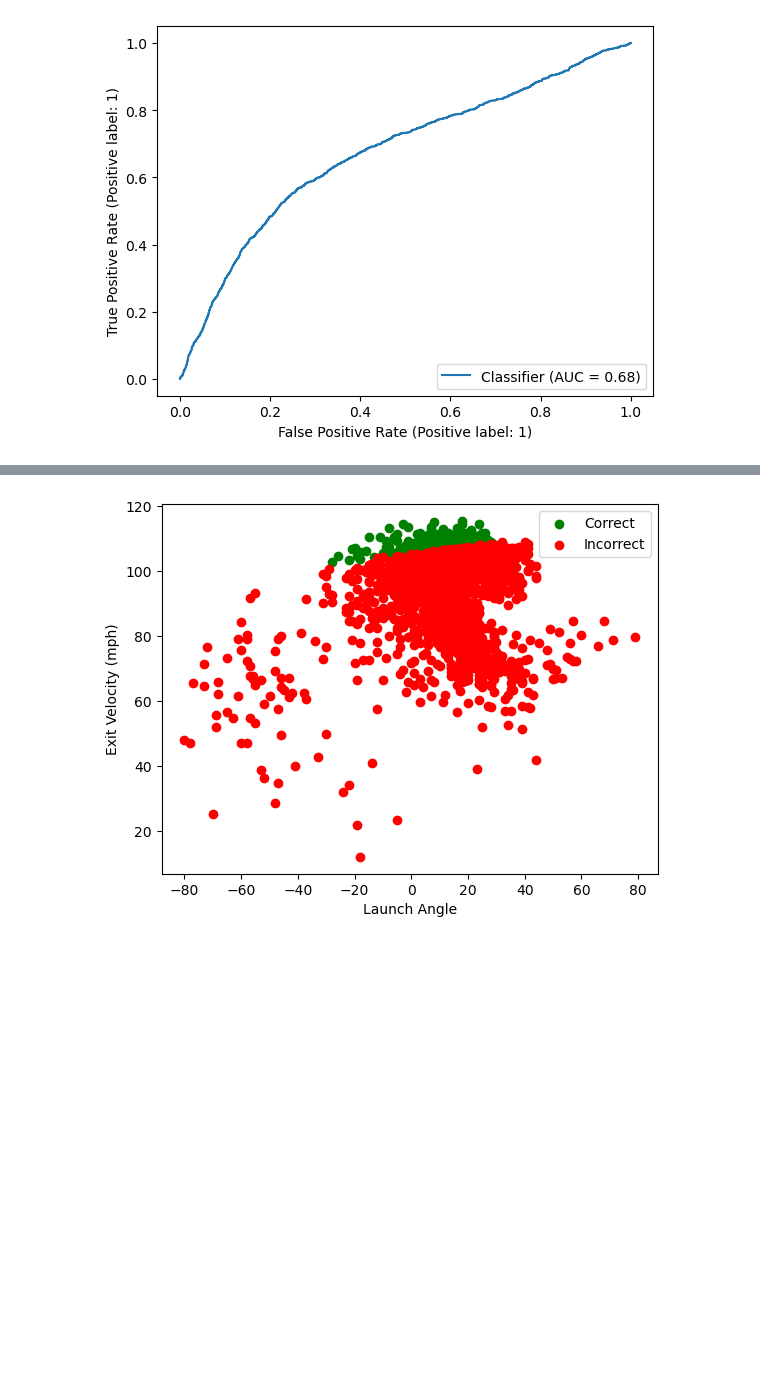
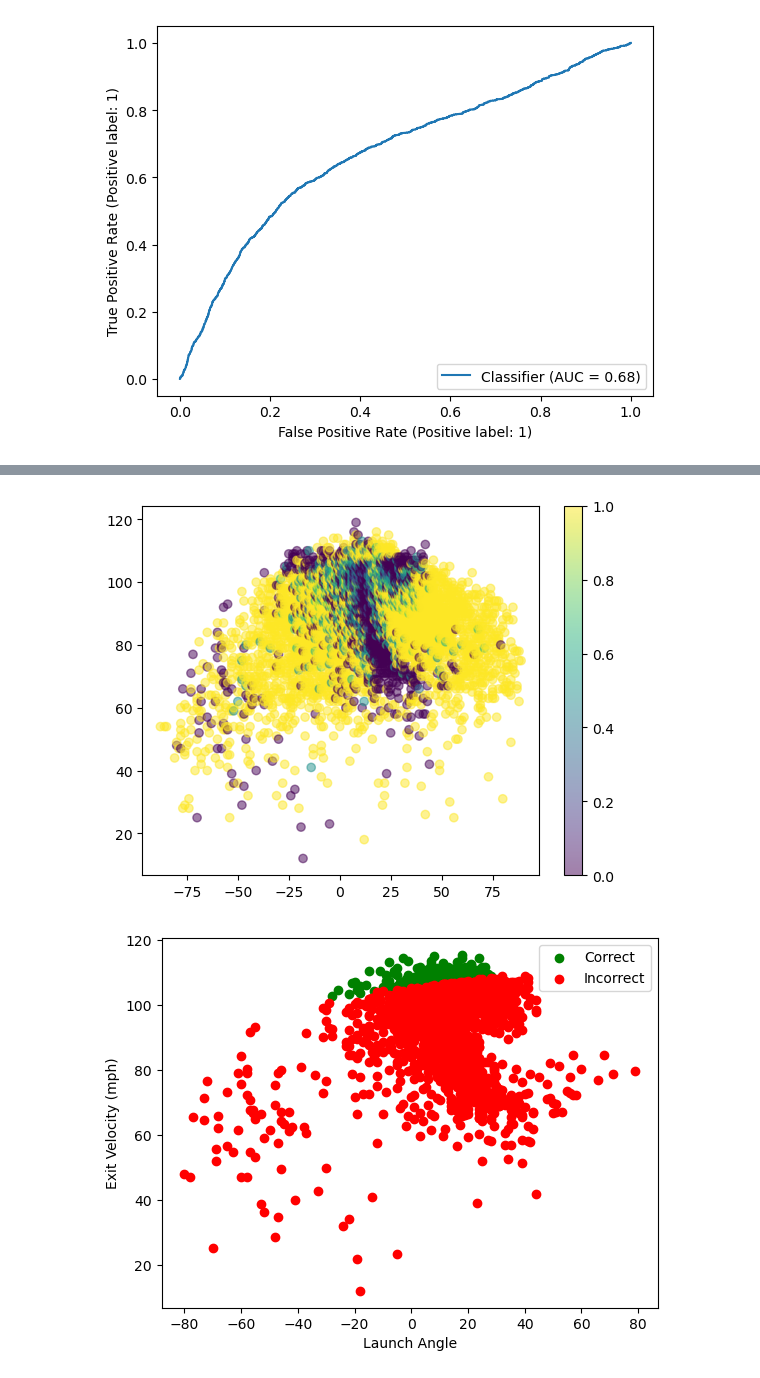
Before and after one commit to mattbbernstein/bayes-hit-probability, a Jupyter notebook: Modelling.ipynb, the cells around one changed output, grey strips where cells are left out. Saved outputs shown, nothing was run; the diff lists cells and outputs as text; code cells hidden in the pictures; blank space fills up the shorter version.

```diff
--- a/Modelling.ipynb
+++ b/Modelling.ipynb
@@ -150,3 +152,12 @@ plt.legend();
+# %%
+agg_results = test_with_results.round({'launch_angle':0, 'launch_speed':0})
+agg_results = agg_results.groupby(['launch_angle', 'launch_speed']).agg({'correct':['mean','count']})
+agg_results.columns = ['correct_mean','correct_count']
+agg_results = agg_results.reset_index()
+plt.scatter(agg_results['launch_angle'], agg_results['launch_speed'], c=agg_results['correct_mean'],alpha=0.5)
+plt.colorbar();
+# %% [output]
+[figure, added]
 # %%
 correct_hit_pred = test_with_results[test_with_results["correct"] & test_with_results["is_hit"]]
 incorrect_hit_pred = test_with_results[~test_with_results['correct'] & test_with_results["is_hit"]]
```
Also changed, not shown: parts of 15 cells of this notebook, 8 other files.
